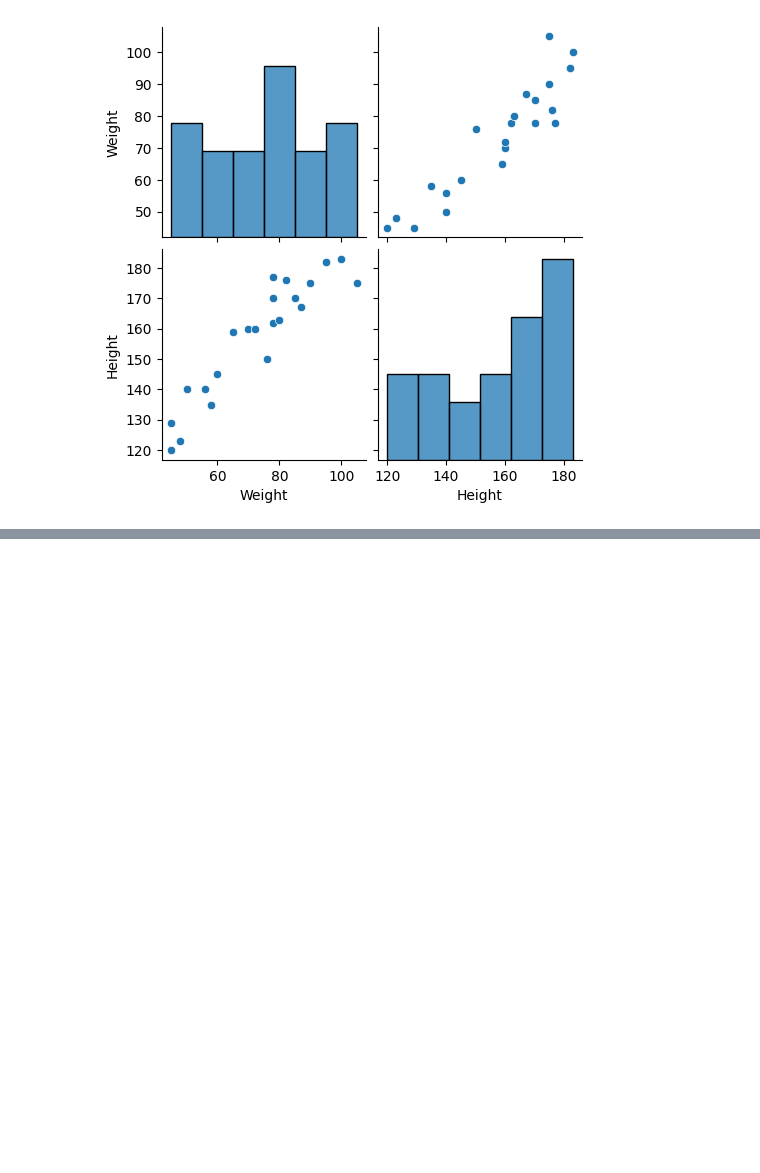
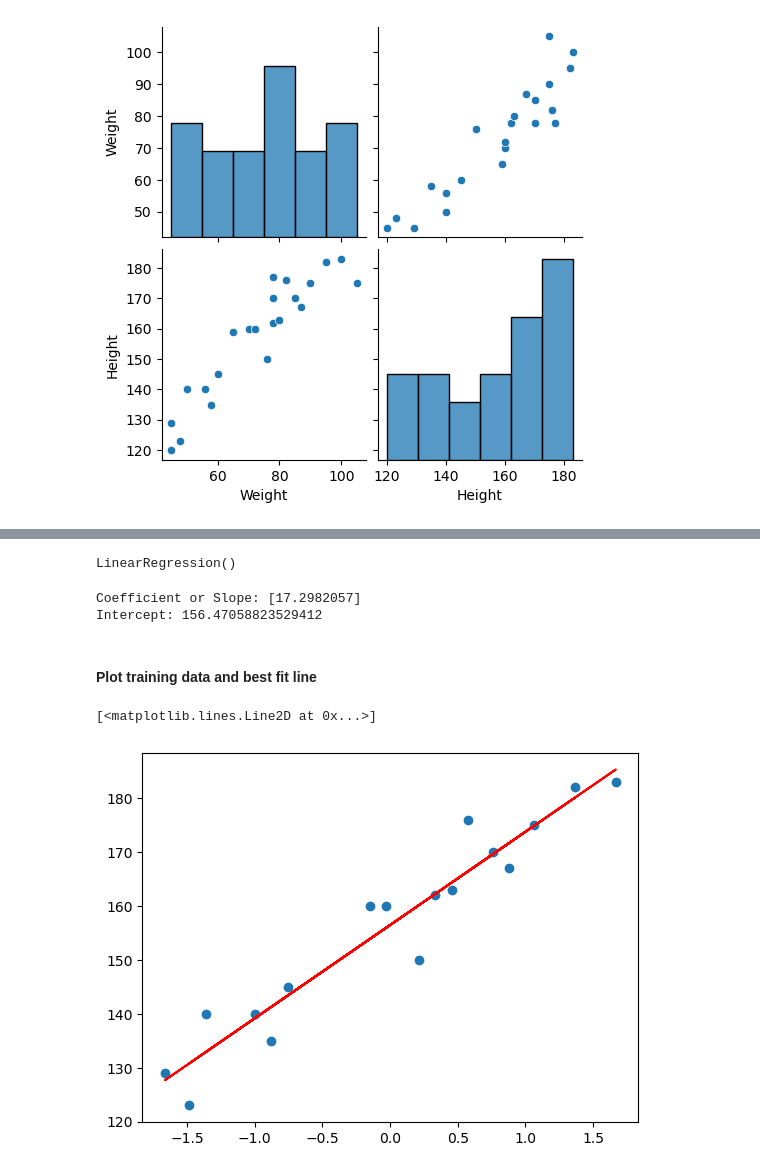
Before and after one commit to udityamerit/Complete-Machine-Learning-For-Beginners, a Jupyter notebook: 8-Complete Linear Regression/8.1-Complete_Simple_Linear_Regression.ipynb, the cells around one changed output, grey strips where cells are left out. Drawn from its saved outputs; the diff is of its cells as text; code cells hidden in the pictures; blank space fills up the shorter version.

Commit message:
update the linear regression

```diff
--- a/8-Complete Linear Regression/8.1-Complete_Simple_Linear_Regression.ipynb
+++ b/8-Complete Linear Regression/8.1-Complete_Simple_Linear_Regression.ipynb
@@ -54,0 +59,5 @@ X_train, X_test
+# %%
+## Standardization
+
+from sklearn.preprocessing import StandardScaler
+scaler = StandardScaler()
@@ -54,0 +73,3 @@ X_train, X_test
+# %%
+X_train = scaler.fit_transform(X_train)
+X_test = scaler.transform(X_test)
@@ -54,0 +89,24 @@ X_train, X_test
+# %%
+regression = LinearRegression()
+# %%
+regression.fit(X_train, y_train)
+# %% [output]
+LinearRegression()
+# %%
+print("Coefficient or Slope:", regression.coef_)
+print("Intercept:", regression.intercept_)
+
+## Here slope means if you move the one unit in X axis the movement in Y axis is 17.29 units
+
+## Intercept means if your x value is 0 then the value of y is 156.47
+# %% [output]
+Coefficient or Slope: [17.2982057]
+Intercept: 156.47058823529412
+# %% [markdown]
+#### Plot training data and best fit line
+# %%
+plt.scatter(X_train, y_train)
+plt.plot(X_train, regression.predict(X_train), color = 'red')
+# %% [output]
+[<matplotlib.lines.Line2D at 0x...>]
+[figure, added]
```
Also changed, not shown: parts of 9 cells of this notebook, 3 other files.
